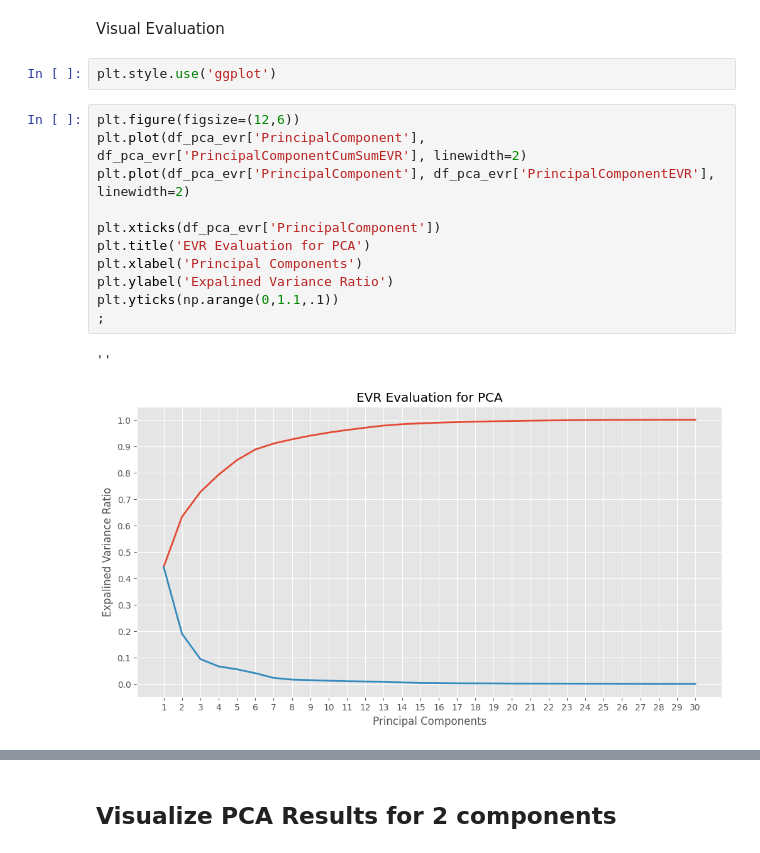
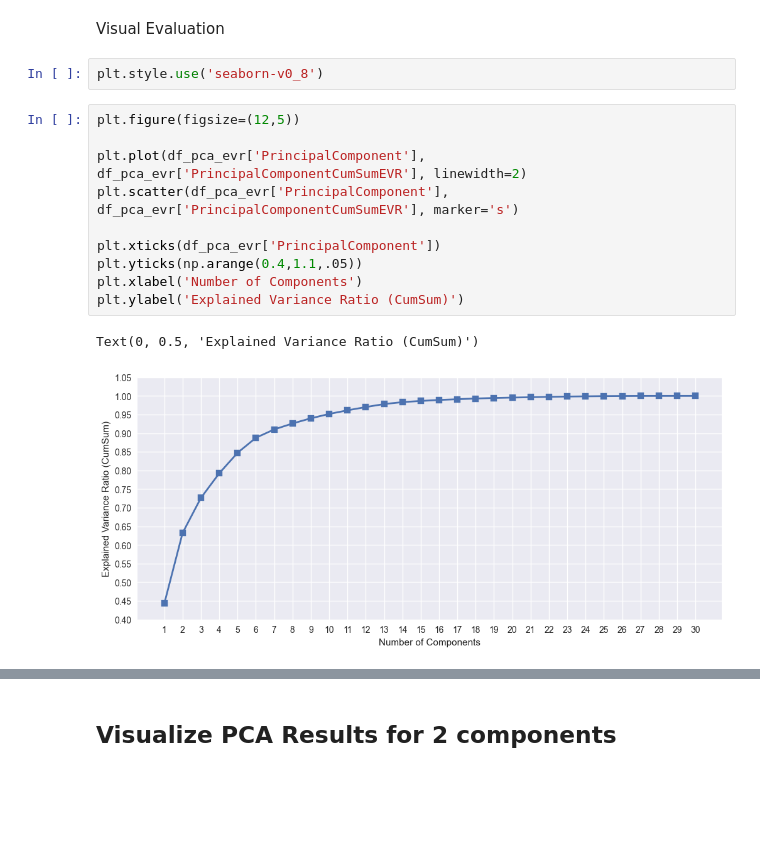
Before and after one commit to BasselD/ai-ml-training, a Jupyter notebook: 04_machine_learning/unsupervised_learning/dimensionality_reduction_pca.ipynb, the cells around one changed output, grey strips where cells are left out. Saved outputs shown, nothing was run; the diff lists cells and outputs as text; blank space fills up the shorter version.

```diff
--- a/04_machine_learning/unsupervised_learning/dimensionality_reduction_pca.ipynb
+++ b/04_machine_learning/unsupervised_learning/dimensionality_reduction_pca.ipynb
@@ -195,18 +199,17 @@ df_pca_evr
 # %% [markdown]
 Visual Evaluation
 # %%
-plt.style.use('ggplot')
+plt.style.use('seaborn-v0_8')
 # %%
-plt.figure(figsize=(12,6))
+plt.figure(figsize=(12,5))
+
 plt.plot(df_pca_evr['PrincipalComponent'], df_pca_evr['PrincipalComponentCumSumEVR'], linewidth=2)
-plt.plot(df_pca_evr['PrincipalComponent'], df_pca_evr['PrincipalComponentEVR'], linewidth=2)
+plt.scatter(df_pca_evr['PrincipalComponent'], df_pca_evr['PrincipalComponentCumSumEVR'], marker='s')
 
 plt.xticks(df_pca_evr['PrincipalComponent'])
-plt.title('EVR Evaluation for PCA')
-plt.xlabel('Principal Components')
-plt.ylabel('Expalined Variance Ratio')
-plt.yticks(np.arange(0,1.1,.1))
-;
+plt.yticks(np.arange(0.4,1.1,.05))
+plt.xlabel('Number of Components')
+plt.ylabel('Explained Variance Ratio (CumSum)')
 # %% [output]
-''
+Text(0, 0.5, 'Explained Variance Ratio (CumSum)')
-[figure, old version]
+[figure, new version]
```
Also changed, not shown: parts of 16 cells of this notebook, 41 other files.
